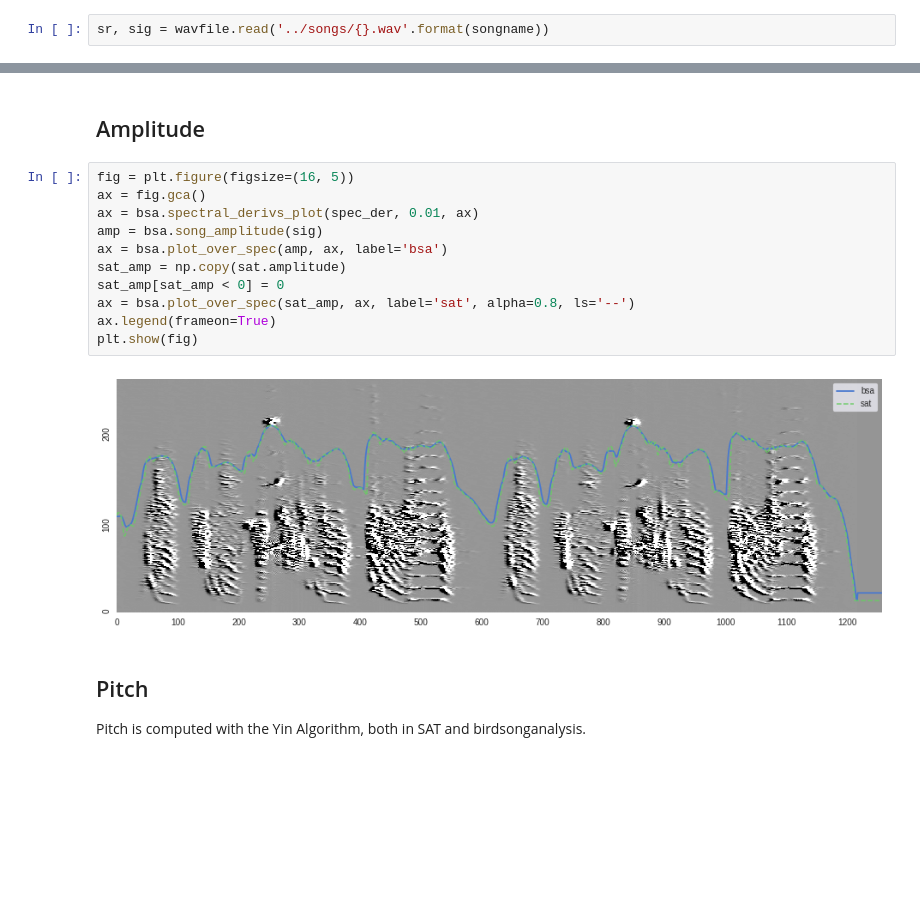
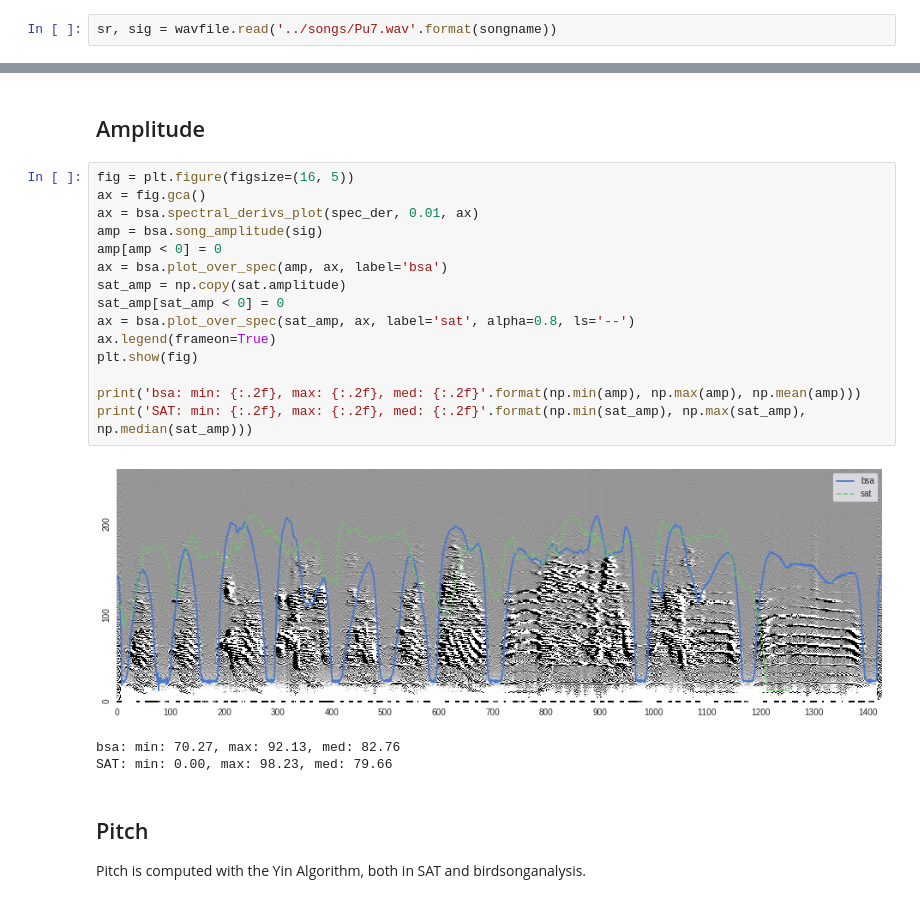
Before and after one commit to PaulEcoffet/birdsonganalysis, a Jupyter notebook: notebooks/Bird Song Analysis Notebook.ipynb, the cells around one changed output, grey strips where cells are left out. Drawn from its saved outputs; the diff is of its cells as text; blank space fills up the shorter version.

```diff
--- a/notebooks/Bird Song Analysis Notebook.ipynb
+++ b/notebooks/Bird Song Analysis Notebook.ipynb
@@ -23,7 +23,7 @@ songname = 'simple'
 # %% [markdown]
 First we load a wavfile, the output is a simple 1D array
 # %%
-sr, sig = wavfile.read('../songs/{}.wav'.format(songname))
+sr, sig = wavfile.read('../songs/Pu7.wav'.format(songname))
 # %% [markdown]
 Now, we load the mat file with the data computed with [SAT]((http://soundanalysispro.com/matlab-sat) for comparison
 # %%
@@ -68,16 +73,22 @@ plt.show(fig)
 # %%
 fig = plt.figure(figsize=(16, 5))
 ax = fig.gca()
 ax = bsa.spectral_derivs_plot(spec_der, 0.01, ax)
 amp = bsa.song_amplitude(sig)
+amp[amp < 0] = 0
 ax = bsa.plot_over_spec(amp, ax, label='bsa')
 sat_amp = np.copy(sat.amplitude)
 sat_amp[sat_amp < 0] = 0
 ax = bsa.plot_over_spec(sat_amp, ax, label='sat', alpha=0.8, ls='--')
 ax.legend(frameon=True)
 plt.show(fig)
+
+print('bsa: min: {:.2f}, max: {:.2f}, med: {:.2f}'.format(np.min(amp), np.max(amp), np.mean(amp)))
+print('SAT: min: {:.2f}, max: {:.2f}, med: {:.2f}'.format(np.min(sat_amp), np.max(sat_amp), np.median(sat_amp)))
 # %% [output]
-[figure, old version]
+[figure, new version]
+bsa: min: 70.27, max: 92.13, med: 82.76
+SAT: min: 0.00, max: 98.23, med: 79.66
 # %% [markdown]
 ## Pitch
 
```
Also changed, not shown: parts of 9 cells of this notebook, 2 other files.
